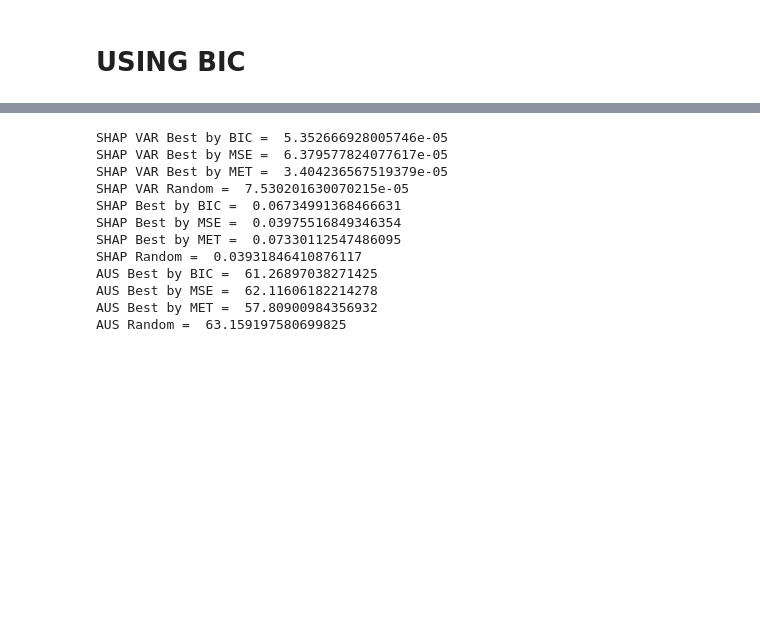
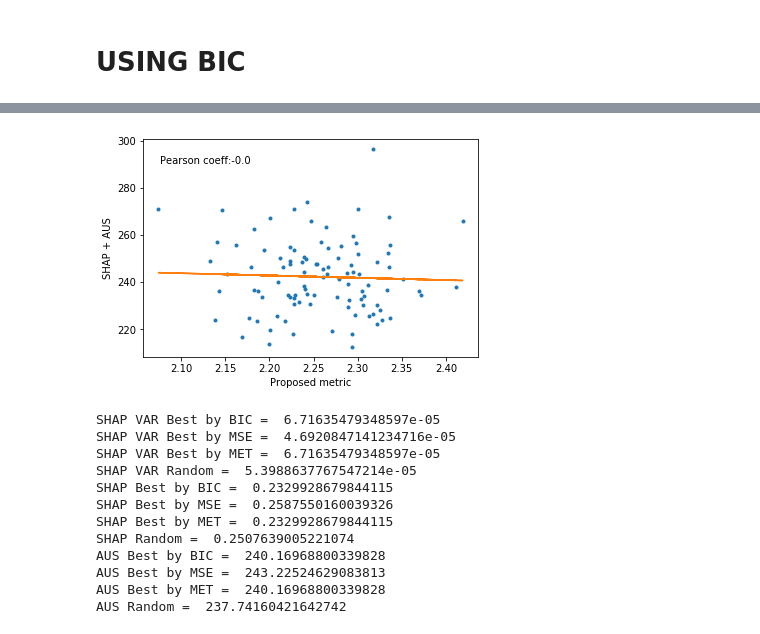
Before and after one commit to aligharari96/causality, a Jupyter notebook: final/CausalAssurance-BIC-SHAP.ipynb, the cells around one changed output, grey strips where cells are left out. Saved outputs shown, nothing was run; the diff lists cells and outputs as text; code cells hidden in the pictures; blank space fills up the shorter version.

```diff
--- a/final/CausalAssurance-BIC-SHAP.ipynb
+++ b/final/CausalAssurance-BIC-SHAP.ipynb
@@ -624,8 +624,22 @@ pearsonr(METRIC,AUS)[0]
+# %%
+fig, ax = plt.subplots()
+
+b,m = polyfit(METRIC,np.array(AUS) + np.array(SHAP_VAR), 1)
+ax.plot(METRIC,np.array(AUS) + np.array(SHAP_VAR), '.')
+text(0.05, 0.9,'Pearson coeff:' + str(pearsonr(METRIC,np.array(AUS) + np.array(SHAP_VAR))[0])[0:4], ha='left', va='center', transform=ax.transAxes)
+plt.plot(METRIC, b + m * np.array(METRIC), '-')
+    #cax = ax.scatter(VIO,AUS)
+ax.set_xlabel("Proposed metric")
+ax.set_ylabel("SHAP + AUS")
+fig.savefig('Ex4ProposedVsAUS.pdf', bbox_inches='tight')
+plt.show()
+# %% [output]
+[figure, added]
 # %%
 def norm(a):
     return (a - np.min(a)) / a.ptp()
 METRIC = norm(np.array(VIO)) + np.array(MSE)
-n_low = 2
+n_low = 20
 
 sorted_aus = [SHAP_VAR for _,SHAP_VAR in sorted(zip(VIO,SHAP_VAR))]
 print("SHAP VAR Best by BIC = ", np.mean(sorted_aus[:n_low]))
@@ -660,18 +674,18 @@ sorted_aus = [AUS for _,AUS in sorted(zip(METRIC,AUS))]
 print("AUS Best by MET = ", np.mean(sorted_aus[:n_low]))
 print("AUS Random = ", np.mean(AUS[:n_low]))
 # %% [output]
-SHAP VAR Best by BIC =  5.352666928005746e-05
-SHAP VAR Best by MSE =  6.379577824077617e-05
-SHAP VAR Best by MET =  3.404236567519379e-05
-SHAP VAR Random =  7.530201630070215e-05
-SHAP Best by BIC =  0.06734991368466631
-SHAP Best by MSE =  0.03975516849346354
-SHAP Best by MET =  0.07330112547486095
-SHAP Random =  0.03931846410876117
-AUS Best by BIC =  61.26897038271425
-AUS Best by MSE =  62.11606182214278
-AUS Best by MET =  57.80900984356932
-AUS Random =  63.159197580699825
+SHAP VAR Best by BIC =  6.71635479348597e-05
+SHAP VAR Best by MSE =  4.6920847141234716e-05
+SHAP VAR Best by MET =  6.71635479348597e-05
+SHAP VAR Random =  5.3988637767547214e-05
+SHAP Best by BIC =  0.2329928679844115
+SHAP Best by MSE =  0.2587550160039326
+SHAP Best by MET =  0.2329928679844115
+SHAP Random =  0.2507639005221074
+AUS Best by BIC =  240.16968800339828
+AUS Best by MSE =  243.22524629083813
+AUS Best by MET =  240.16968800339828
+AUS Random =  237.74160421642742
 # %%
 import shap
 shap.initjs()
```
Also changed, not shown: parts of 4 cells of this notebook, 1 other file.
